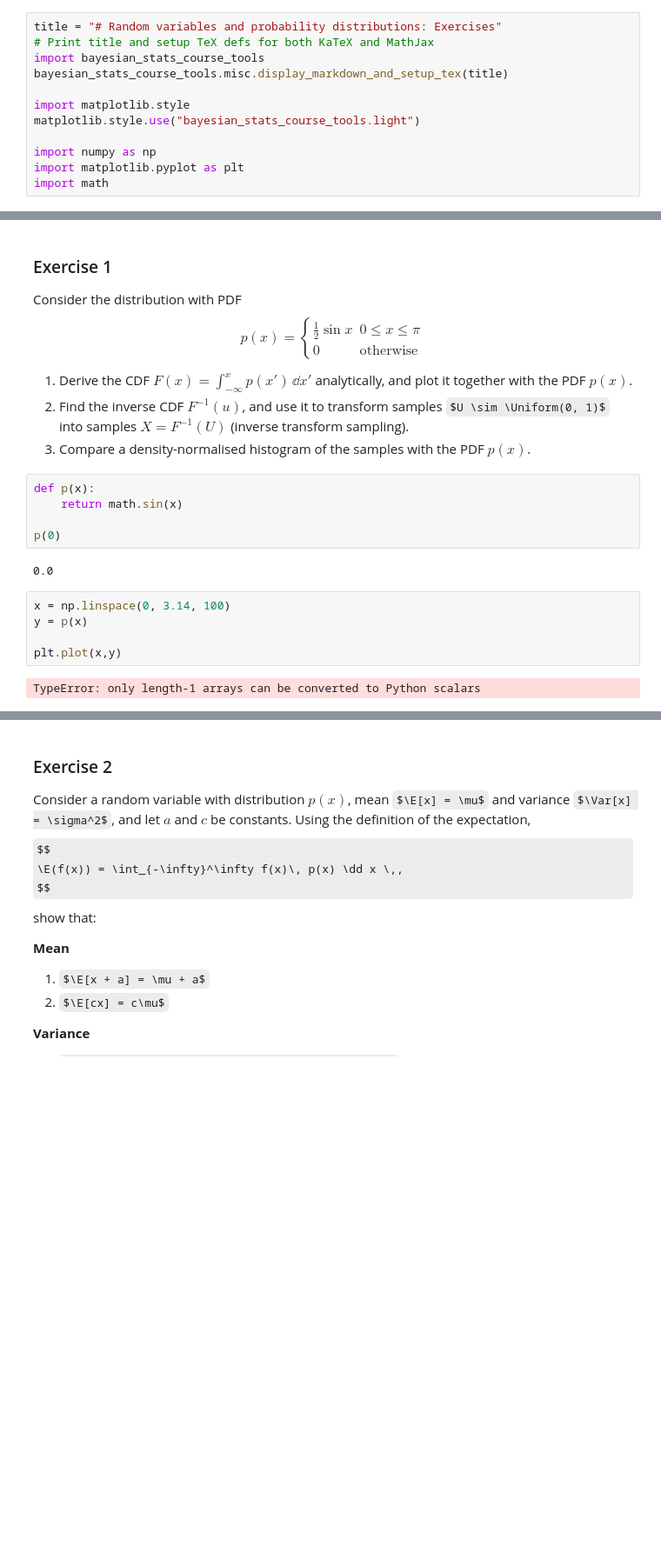
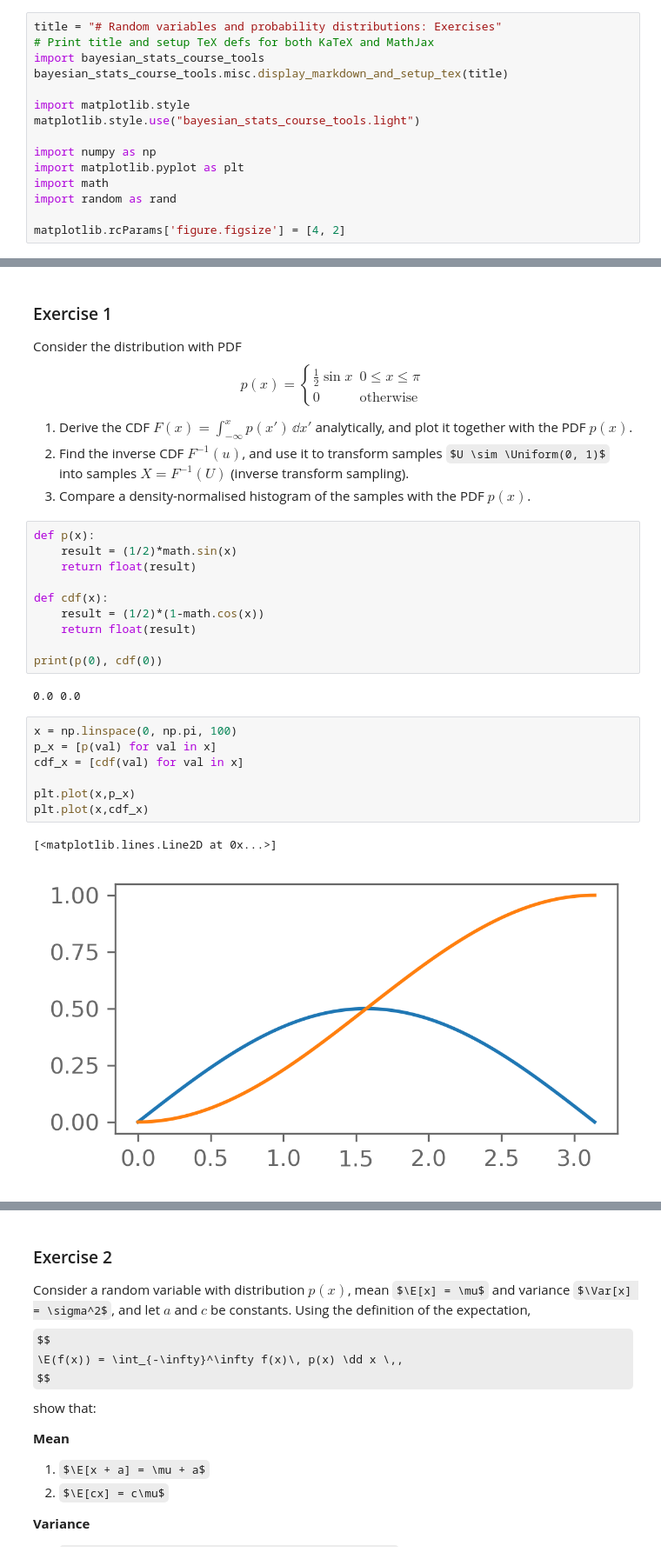
Before and after one commit to diegorad/Bayesian-Stats-HS2026, a Jupyter notebook: my_solutions/week3_random_variables_and_probability_distributions.ipynb, the cells around one changed output, grey strips where cells are left out. Shown at 87% size. Drawn from its saved outputs; the diff is of its cells as text; some formulas as TeX source; blank space fills up the shorter version.

```diff
--- a/my_solutions/week3_random_variables_and_probability_distributions.ipynb
+++ b/my_solutions/week3_random_variables_and_probability_distributions.ipynb
@@ -10,6 +10,9 @@ matplotlib.style.use("bayesian_stats_course_tools.light")
 import numpy as np
 import matplotlib.pyplot as plt
 import math
+import random as rand
+
+matplotlib.rcParams['figure.figsize'] = [4, 2]
 # %% [output]
 # Random variables and probability distributions: Exercises
 <!-- Define LaTeX macros -->
@@ -47,15 +50,23 @@ $$
 3. Compare a density-normalised histogram of the samples with the PDF $p(x)$.
 # %%
 def p(x):
-    return math.sin(x)
+    result = (1/2)*math.sin(x)
+    return float(result)
 
-p(0)
+def cdf(x):
+    result = (1/2)*(1-math.cos(x))
+    return float(result)
+
+print(p(0), cdf(0))
 # %% [output]
-0.0
+0.0 0.0
 # %%
-x = np.linspace(0, 3.14, 100)
-y = p(x)
+x = np.linspace(0, np.pi, 100)
+p_x = [p(val) for val in x]
+cdf_x = [cdf(val) for val in x]
 
-plt.plot(x,y)
+plt.plot(x,p_x)
+plt.plot(x,cdf_x)
 # %% [output]
-TypeError: only length-1 arrays can be converted to Python scalars
+[<matplotlib.lines.Line2D at 0x...>]
+[figure, added]
```
Also changed, not shown: parts of 3 cells of this notebook.
